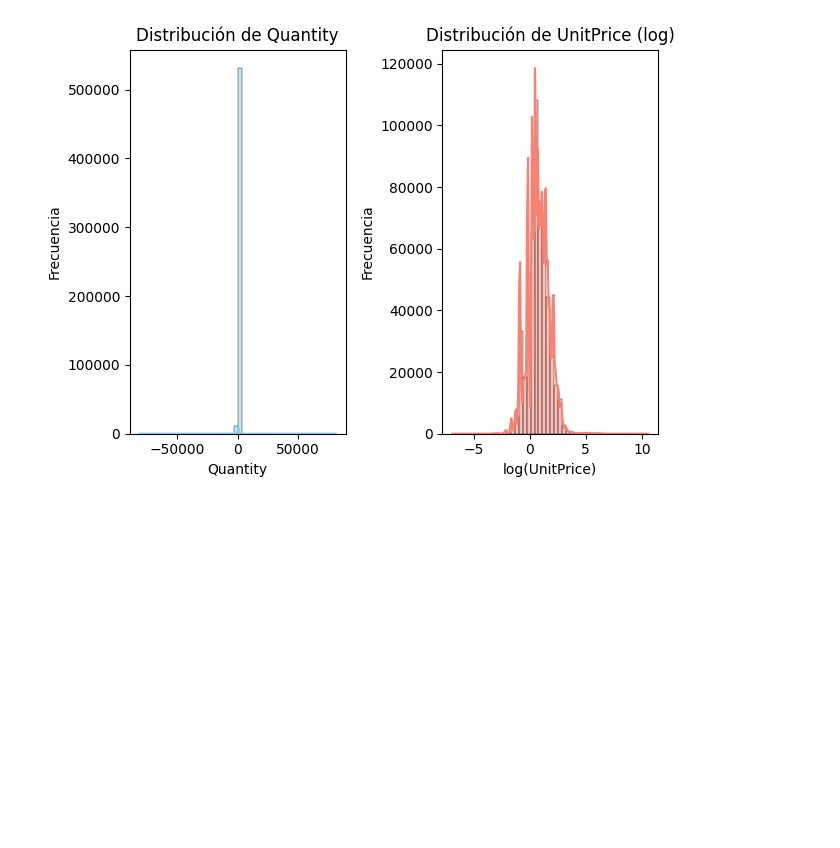
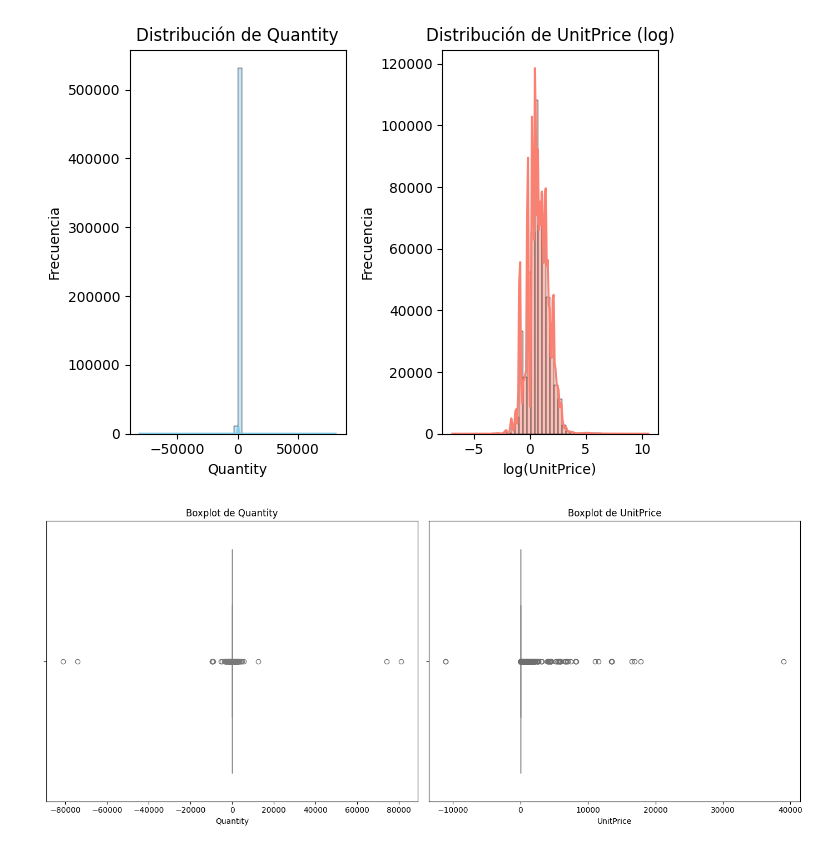
Before and after one commit to AuroraaaMS/EDA_FundamentosML_AuroraMansilla, a Jupyter notebook: Evaluacion1.ipynb, the cells around one changed output. Saved outputs shown, nothing was run; the diff lists cells and outputs as text; code cells hidden in the pictures; blank space fills up the shorter version.

```diff
--- a/Evaluacion1.ipynb
+++ b/Evaluacion1.ipynb
@@ -150,3 +150,22 @@ plt.tight_layout()
 plt.show()
 # %% [output]
 [figure]
+# %%
+plt.figure(figsize=(14, 6))
+
+# Boxplot para Quantity
+plt.subplot(1, 2, 1)
+sns.boxplot(x=df['Quantity'], color='lightblue')
+plt.title('Boxplot de Quantity')
+plt.xlabel('Quantity')
+
+# Boxplot para UnitPrice (sin transformación logarítmica)
+plt.subplot(1, 2, 2)
+sns.boxplot(x=df['UnitPrice'], color='lightcoral')
+plt.title('Boxplot de UnitPrice')
+plt.xlabel('UnitPrice')
+
+plt.tight_layout()
+plt.show()
+# %% [output]
+[figure, added]
```
Also changed, not shown: parts of 3 cells of this notebook.
